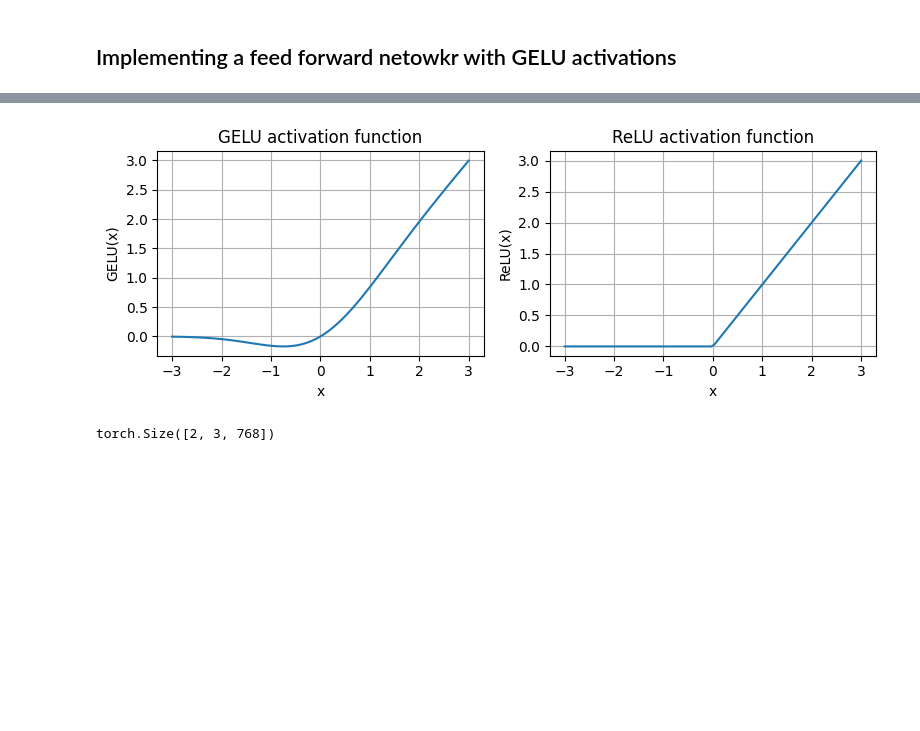
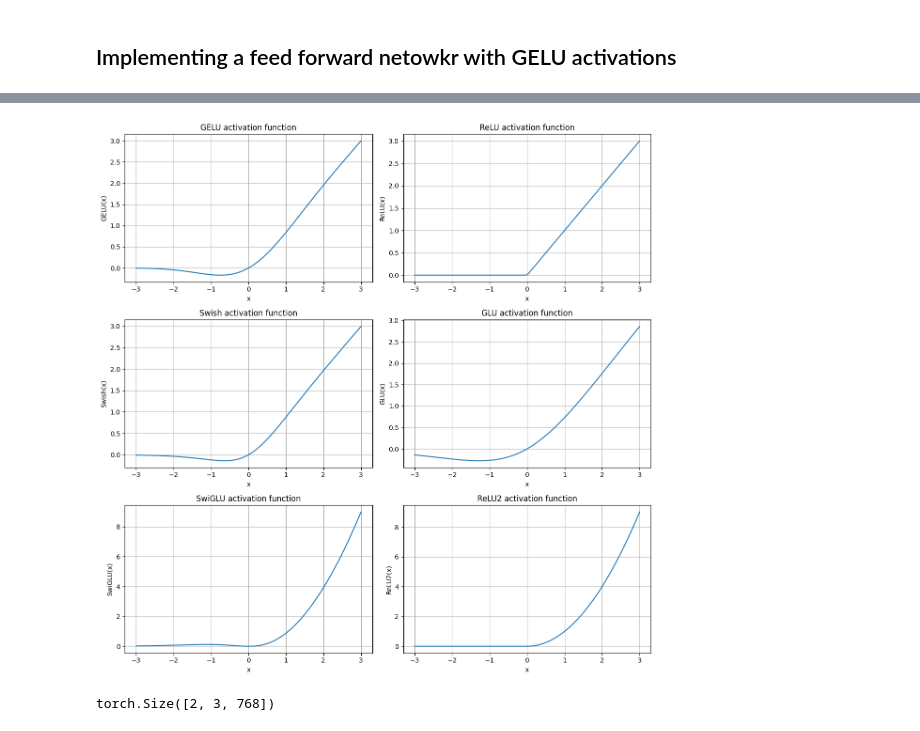
Before and after one commit to jere-mybao/LLMs-from-scratch, a Jupyter notebook: 03_architecture/03_architecture.ipynb, the cells around one changed output, grey strips where cells are left out. Drawn from its saved outputs; the diff is of its cells as text; code cells hidden in the pictures; blank space fills up the shorter version.

Commit message:
Implement new activation functions

```diff
--- a/03_architecture/03_architecture.ipynb
+++ b/03_architecture/03_architecture.ipynb
@@ -192,3 +203,13 @@ class GELU(nn.Module):
         torch.sqrt(torch.tensor(2.0 / torch.pi)) *
         (x + 0.044715 * torch.pow(x, 3))
     ))
+# %%
+# an implementation of the Swish activation function
+# similar to ReLU but lacks vanishing gradient problem b/c slope is not 0 when x is negative
+class Swish(nn.Module):
+  def __init__(self, beta):
+    super().__init__()
+    self.beta = beta
+
+  def forward(self, x):
+    return x * torch.sigmoid(self.beta * x) # sigmoid(x) = 1 / (1 + e⁻ˣ)
@@ -195,19 +245,38 @@ class GELU(nn.Module):
+# %%
+# an implemenetation of ReLU^2 activation function
+class ReLU2(nn.Module):
+  def __init__(self):
+    super().__init__()
+
+  def forward(self, x):
+    return torch.max(x, torch.zeros_like(x)) ** 2
 # %%
-import matplotlib.pyplot as plt
-gelu, relu = GELU(), nn.ReLU()
+activation_functions = {
+    "GELU": GELU(),
+    "ReLU": nn.ReLU(),
+    "Swish": Swish(beta=2),
+    "GLU": GLU(W=1, V=1, b=0, c=0),
+    "SwiGLU": SwiGLU(W=1, V=1, b=0, c=0, beta=2),
+    "ReLU2": ReLU2()
+}
+
 
 x = torch.linspace(-3, 3, 100)
-y_gelu, y_relu = gelu(x), relu(x)
-plt.figure(figsize=(8,3))
-for i, (y, label) in enumerate(zip([y_gelu, y_relu], ["GELU", "ReLU"])):
-  plt.subplot(1, 2, i+1)
+
+plt.figure(figsize=(12, 12))
+
+for i, (name, activation) in enumerate(activation_functions.items()):
+  y = activation(x)
+
+  plt.subplot(3, 2, i + 1)
   plt.plot(x, y)
-  plt.title(f"{label} activation function")
+  plt.title(f"{name} activation function")
   plt.xlabel("x")
-  plt.ylabel(f"{label}(x)")
+  plt.ylabel(f"{name}(x)")
   plt.grid(True)
+
 plt.tight_layout()
 plt.show()
 # %% [output]
-[figure, old version]
+[figure, new version]
 # %%
```
Also changed, not shown: parts of 17 cells of this notebook.
